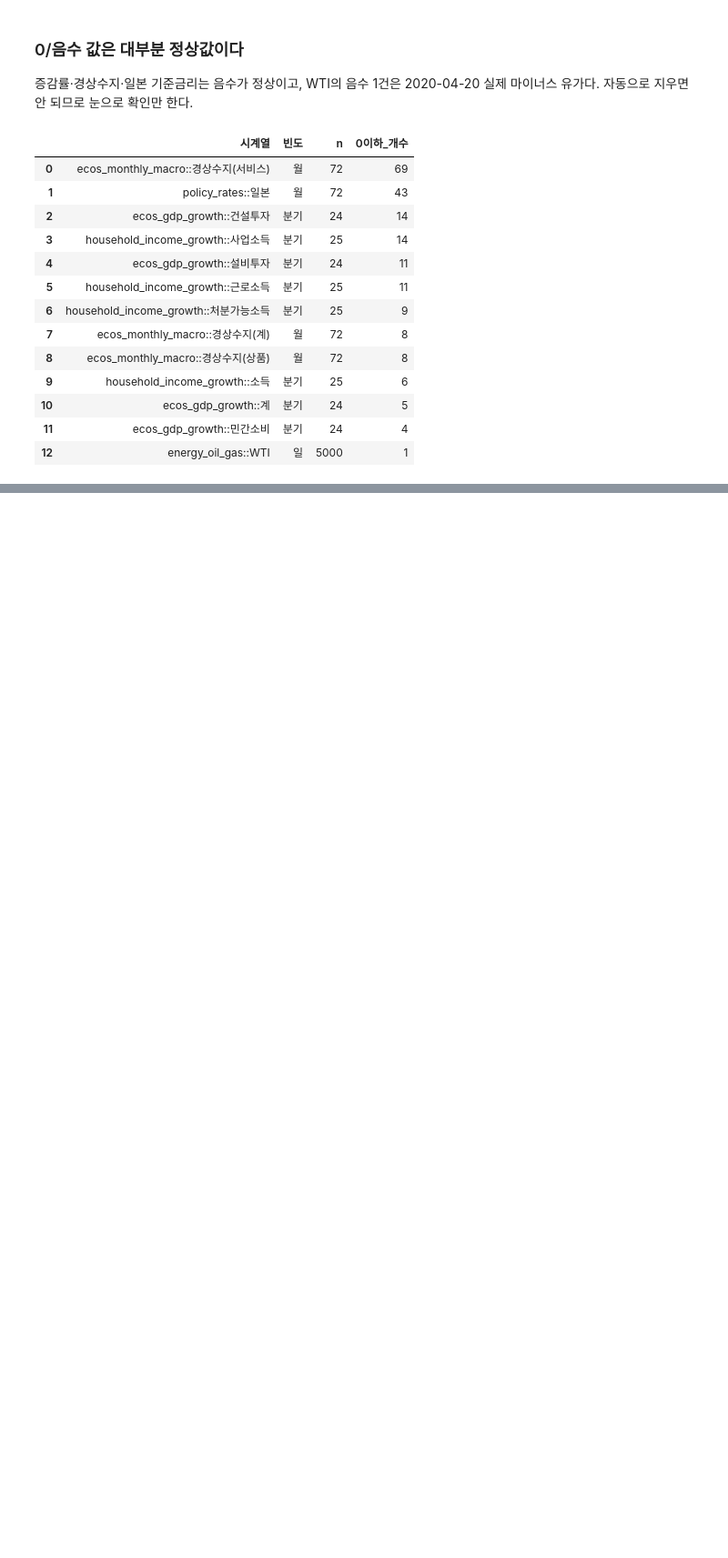
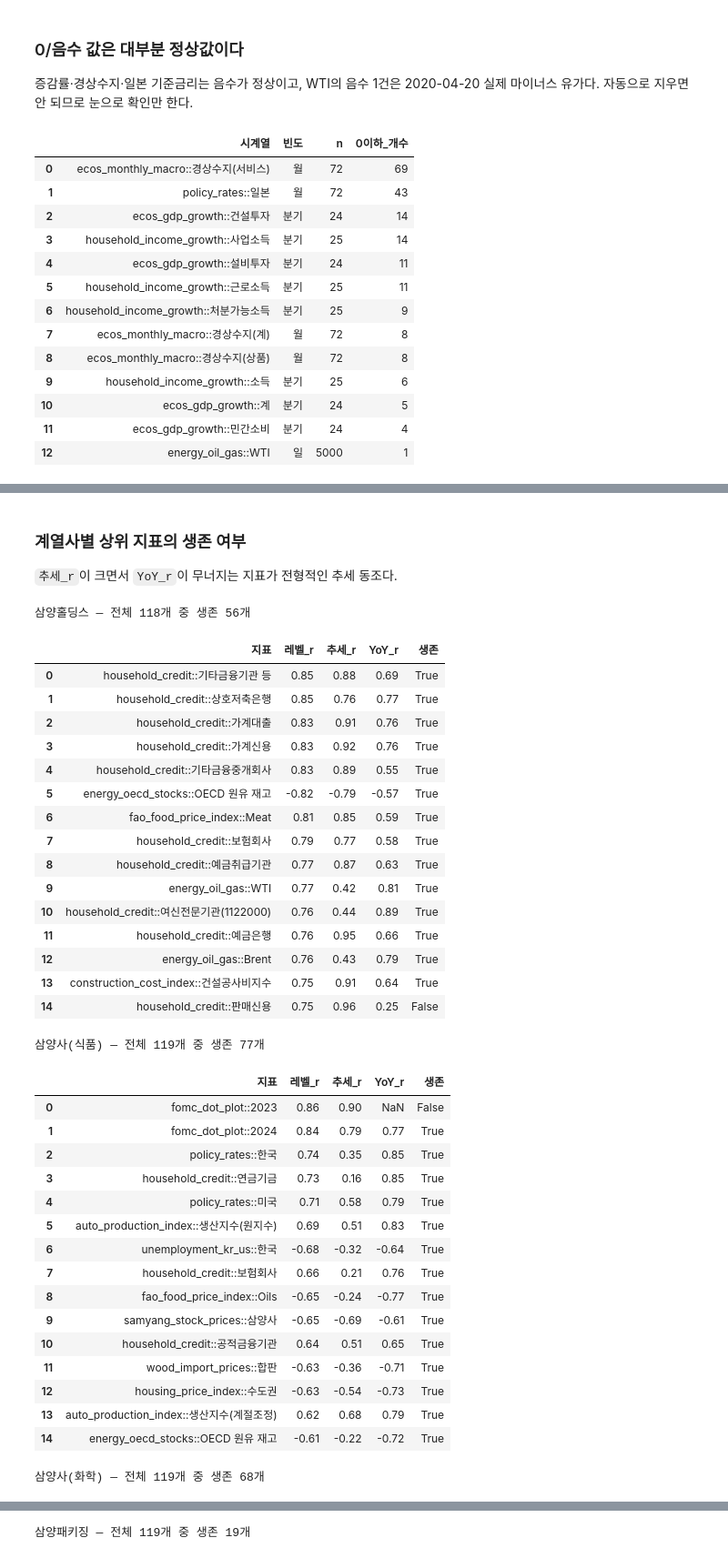
Before and after one commit to Mandu-DreamB/Food_Company_Sales, a Jupyter notebook: mandu/Eda/affiliates_correlation.ipynb, the cells around one changed output, grey strips where cells are left out. Shown at 91% size. Cells and saved outputs as stored; diff of their text form; code cells hidden in the pictures; blank space fills up the shorter version.

```diff
--- a/mandu/Eda/affiliates_correlation.ipynb
+++ b/mandu/Eda/affiliates_correlation.ipynb
@@ -358,0 +474,44 @@ for label in results:
+# %% [markdown]
+### 계열사별 상위 지표의 생존 여부
+
+`추세_r`이 크면서 `YoY_r`이 무너지는 지표가 전형적인 추세 동조다.
+# %%
+for label, df in detail.items():
+    print(f"{label} — 전체 {len(df)}개 중 생존 {int(df['생존'].sum())}개")
+    display(df.head(15))
+# %% [output]
+삼양홀딩스 — 전체 118개 중 생존 56개
+|  | 지표 | 레벨_r | 추세_r | YoY_r | 생존 |
+| 0 | household_credit::기타금융기관 등 | 0.85 | 0.88 | 0.69 | True |
+| 1 | household_credit::상호저축은행 | 0.85 | 0.76 | 0.77 | True |
+| 2 | household_credit::가계대출 | 0.83 | 0.91 | 0.76 | True |
+| 3 | household_credit::가계신용 | 0.83 | 0.92 | 0.76 | True |
+| 4 | household_credit::기타금융중개회사 | 0.83 | 0.89 | 0.55 | True |
+| 5 | energy_oecd_stocks::OECD 원유 재고 | -0.82 | -0.79 | -0.57 | True |
+| 6 | fao_food_price_index::Meat | 0.81 | 0.85 | 0.59 | True |
+| 7 | household_credit::보험회사 | 0.79 | 0.77 | 0.58 | True |
+| 8 | household_credit::예금취급기관 | 0.77 | 0.87 | 0.63 | True |
+| 9 | energy_oil_gas::WTI | 0.77 | 0.42 | 0.81 | True |
+| 10 | household_credit::여신전문기관(1122000) | 0.76 | 0.44 | 0.89 | True |
+| 11 | household_credit::예금은행 | 0.76 | 0.95 | 0.66 | True |
+| 12 | energy_oil_gas::Brent | 0.76 | 0.43 | 0.79 | True |
+| 13 | construction_cost_index::건설공사비지수 | 0.75 | 0.91 | 0.64 | True |
+| 14 | household_credit::판매신용 | 0.75 | 0.96 | 0.25 | False |
+삼양사(식품) — 전체 119개 중 생존 77개
+|  | 지표 | 레벨_r | 추세_r | YoY_r | 생존 |
+| 0 | fomc_dot_plot::2023 | 0.86 | 0.90 | NaN | False |
+| 1 | fomc_dot_plot::2024 | 0.84 | 0.79 | 0.77 | True |
+| 2 | policy_rates::한국 | 0.74 | 0.35 | 0.85 | True |
+| 3 | household_credit::연금기금 | 0.73 | 0.16 | 0.85 | True |
+| 4 | policy_rates::미국 | 0.71 | 0.58 | 0.79 | True |
+| 5 | auto_production_index::생산지수(원지수) | 0.69 | 0.51 | 0.83 | True |
+| 6 | unemployment_kr_us::한국 | -0.68 | -0.32 | -0.64 | True |
+| 7 | household_credit::보험회사 | 0.66 | 0.21 | 0.76 | True |
+| 8 | fao_food_price_index::Oils | -0.65 | -0.24 | -0.77 | True |
+| 9 | samyang_stock_prices::삼양사 | -0.65 | -0.69 | -0.61 | True |
+| 10 | household_credit::공적금융기관 | 0.64 | 0.51 | 0.65 | True |
+| 11 | wood_import_prices::합판 | -0.63 | -0.36 | -0.71 | True |
+| 12 | housing_price_index::수도권 | -0.63 | -0.54 | -0.73 | True |
+| 13 | auto_production_index::생산지수(계절조정) | 0.62 | 0.68 | 0.79 | True |
+| 14 | energy_oecd_stocks::OECD 원유 재고 | -0.61 | -0.22 | -0.72 | True |
+삼양사(화학) — 전체 119개 중 생존 68개
@@ -358,0 +534 @@ for label in results:
+삼양패키징 — 전체 119개 중 생존 19개
```
Also changed, not shown: parts of 17 cells of this notebook, 2 other files.
